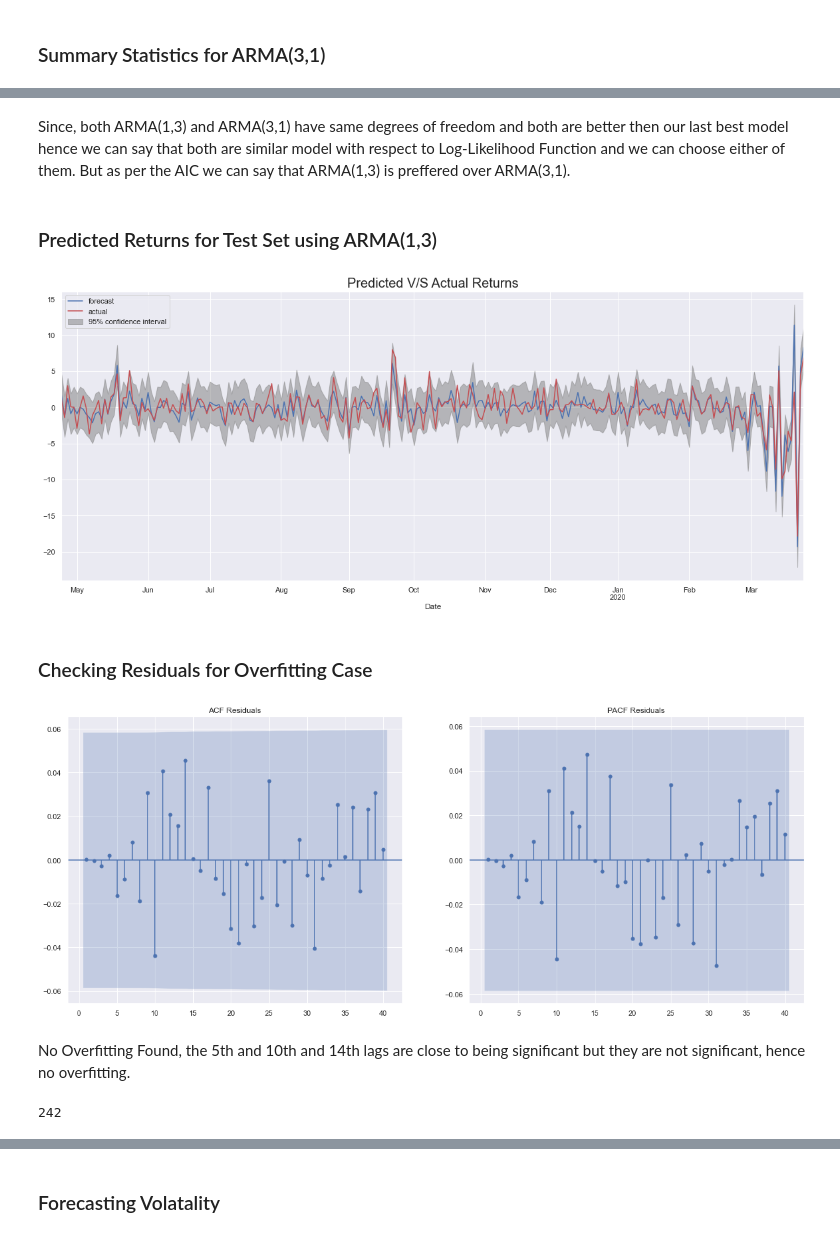
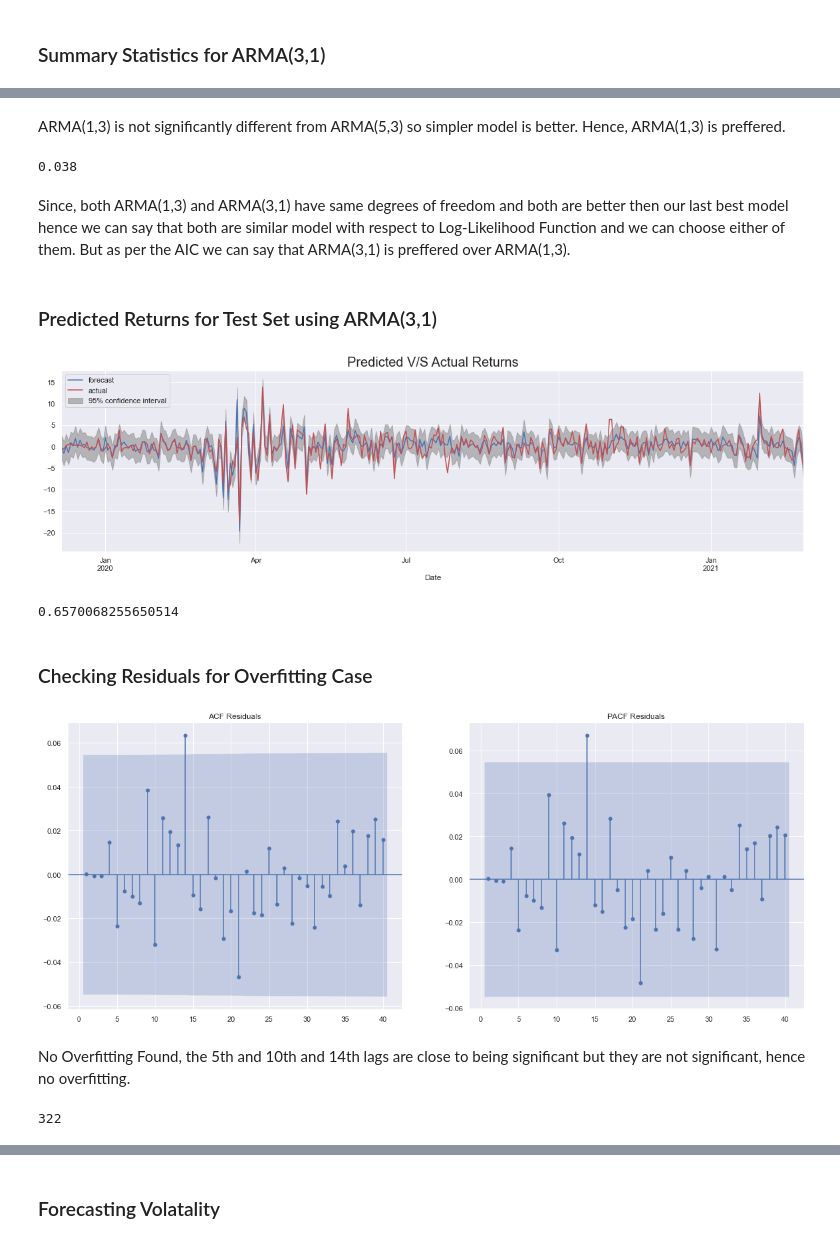
Before and after one commit to sid781/TimeSeriesForecasting, a Jupyter notebook: Forecasting.ipynb, the cells around one changed output, grey strips where cells are left out. Drawn from its saved outputs; the diff is of its cells as text; code cells hidden in the pictures.

```diff
--- a/Forecasting.ipynb
+++ b/Forecasting.ipynb
@@ -60,10 +60,10 @@ df.head()
 # %% [markdown]
 ### Train-Test Split
 # %%
-train_idx = int(len(df)*0.7)
-val_idx = train_idx+int(len(df)*0.15)
+train_idx = int(len(df)*0.8)
+#val_idx = train_idx+int(len(df)*0.15)
 
-df_train, df_val, df_test = df.iloc[:train_idx], df.iloc[train_idx:val_idx], df.iloc[val_idx:]
+df_train, df_test = df.iloc[:train_idx], df.iloc[train_idx:]
 # %%
 df_train.tail()
 # %% [output]
@@ -198,0 +232,3 @@ def LLR_test(mod_1, mod_2, df):
+# %%
+start_date="2019-12-05"
+end_date="2021-02-26"
@@ -454,19 +513,22 @@ LLR_test(result_arma31, result_arma53, 4)
+# %% [markdown]
+ARMA(1,3) is not significantly different from ARMA(5,3) so simpler model is better. Hence, ARMA(1,3) is preffered.
+# %%
+LLR_test(result_arma13, result_arma53, 4)
+# %% [output]
+0.038
 # %% [markdown]
 Since, both ARMA(1,3) and ARMA(3,1) have same degrees of freedom and both are better then our last best model hence
 we can say that both are similar model with respect to Log-Likelihood Function and we can choose either of them.
-But as per the AIC we can say that ARMA(1,3) is preffered over ARMA(3,1).
+But as per the AIC we can say that ARMA(3,1) is preffered over ARMA(1,3).
 # %% [markdown]
-### Predicted Returns for Test Set using ARMA(1,3)
+### Predicted Returns for Test Set using ARMA(3,1)
-# %%
-start_date="2019-04-24"
-end_date="2020-03-25"
 # %%
-fig, ax= plt.subplots(1,1,figsize=(20,8))
-result_arma13.plot_predict(start=start_date, end = end_date, ax=ax, alpha=0.05, dynamic=True, plot_insample=False,
-                               exog=df_val[["bse_ret", "nse_ret", "hdfc_ret"]][start_date:end_date])
-df_val.icici_ret.plot(color='r', ax=ax, label='actual')
+fig, ax= plt.subplots(1,1,figsize=(20,5))
+result_arma31.plot_predict(start=start_date, end = end_date, ax=ax, alpha=0.05, dynamic=True, plot_insample=False,
+                               exog=df_test[["bse_ret", "nse_ret", "hdfc_ret"]][start_date:end_date])
+df_test.icici_ret.plot(color='r', ax=ax, label='actual')
 plt.title("Predicted V/S Actual Returns", size=20)
 plt.legend()
 plt.show()
 # %% [output]
-[figure, old version]
+[figure, new version]
@@ -473,16 +537,24 @@ plt.show()
+# %%
+y_hat=result_arma31.predict(start=start_date,
+                                 end = end_date,
+                                 dynamic=True,
+                                 exog=df_test[["bse_ret", "nse_ret", "hdfc_ret"]][start_date:end_date])
+r2_score(df_test.icici_ret.values,y_hat.values)
+# %% [output]
+0.6570068255650514
 # %% [markdown]
 ### Checking Residuals for Overfitting Case
 # %%
-res_13 = result_arma13.resid
+res_31 = result_arma31.resid
 fig, (ax1, ax2) = plt.subplots(1, 2, figsize=(20, 8))
-sgt.plot_acf(res_13, lags=40, zero=False, ax=ax1, title="ACF Residuals")
-sgt.plot_pacf(res_13, lags= 40, zero=False, ax=ax2, title="PACF Residuals")
+sgt.plot_acf(res_31, lags=40, zero=False, ax=ax1, title="ACF Residuals")
+sgt.plot_pacf(res_31, lags= 40, zero=False, ax=ax2, title="PACF Residuals")
 plt.show()
 # %% [output]
-[figure, old version]
+[figure, new version]
 # %% [markdown]
 No Overfitting Found, the 5th and 10th and 14th lags are close to being significant but they are not significant, hence no overfitting.
 # %%
 len(df_test.icici_ret)
 # %% [output]
-242
+322
```
Also changed, not shown: parts of 62 cells of this notebook, 22 other files.
